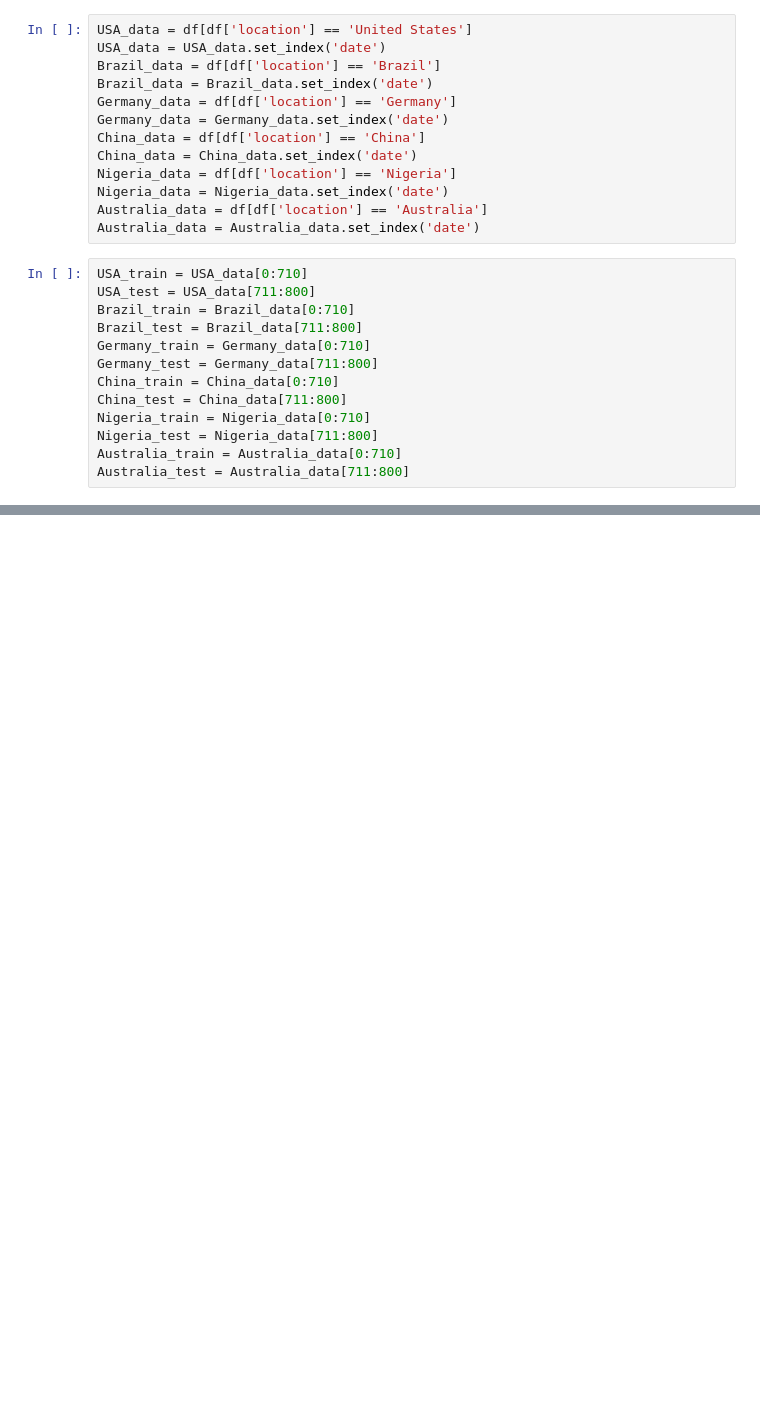
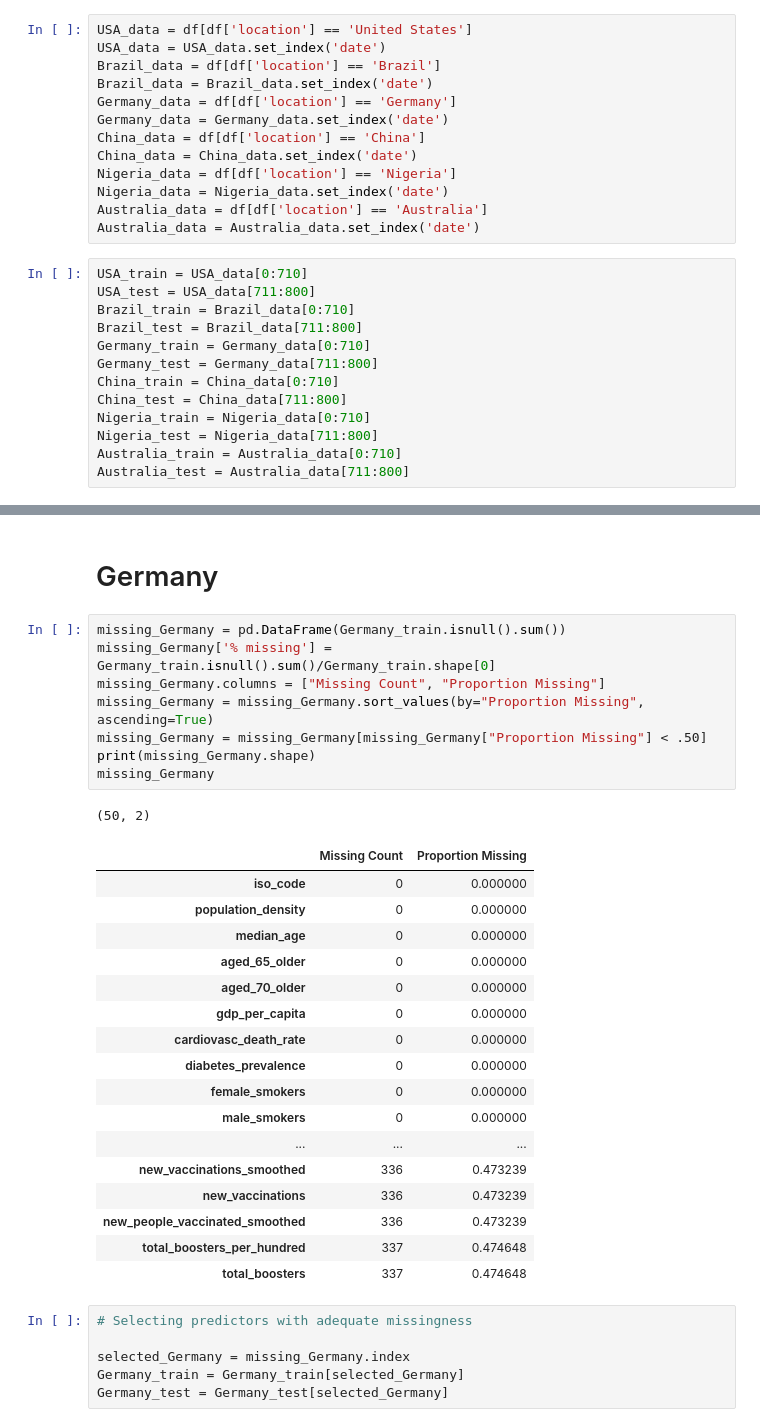
Before and after one commit to ryanchoe2024/Stat-390, a Jupyter notebook: After Midterm Report/Create Data Splits.ipynb, the cells around one changed output, grey strips where cells are left out. Cells and saved outputs as stored; diff of their text form; blank space fills up the shorter version.

```diff
--- a/After Midterm Report/Create Data Splits.ipynb
+++ b/After Midterm Report/Create Data Splits.ipynb
@@ -48,0 +143,35 @@ Australia_test = Australia_data[711:800]
+# %% [markdown]
+# Germany
+# %%
+missing_Germany = pd.DataFrame(Germany_train.isnull().sum())
+missing_Germany['% missing'] = Germany_train.isnull().sum()/Germany_train.shape[0]
+missing_Germany.columns = ["Missing Count", "Proportion Missing"]
+missing_Germany = missing_Germany.sort_values(by="Proportion Missing", ascending=True)
+missing_Germany = missing_Germany[missing_Germany["Proportion Missing"] < .50]
+print(missing_Germany.shape)
+missing_Germany
+# %% [output]
+(50, 2)
+|  | Missing Count | Proportion Missing |
+| iso_code | 0 | 0.000000 |
+| population_density | 0 | 0.000000 |
+| median_age | 0 | 0.000000 |
+| aged_65_older | 0 | 0.000000 |
+| aged_70_older | 0 | 0.000000 |
+| gdp_per_capita | 0 | 0.000000 |
+| cardiovasc_death_rate | 0 | 0.000000 |
+| diabetes_prevalence | 0 | 0.000000 |
+| female_smokers | 0 | 0.000000 |
+| male_smokers | 0 | 0.000000 |
+| ... | ... | ... |
+| new_vaccinations_smoothed | 336 | 0.473239 |
+| new_vaccinations | 336 | 0.473239 |
+| new_people_vaccinated_smoothed | 336 | 0.473239 |
+| total_boosters_per_hundred | 337 | 0.474648 |
+| total_boosters | 337 | 0.474648 |
+# %%
+# Selecting predictors with adequate missingness
+
+selected_Germany = missing_Germany.index
+Germany_train = Germany_train[selected_Germany]
+Germany_test = Germany_test[selected_Germany]
```
Also changed, not shown: parts of 18 cells of this notebook, 3 other files.
